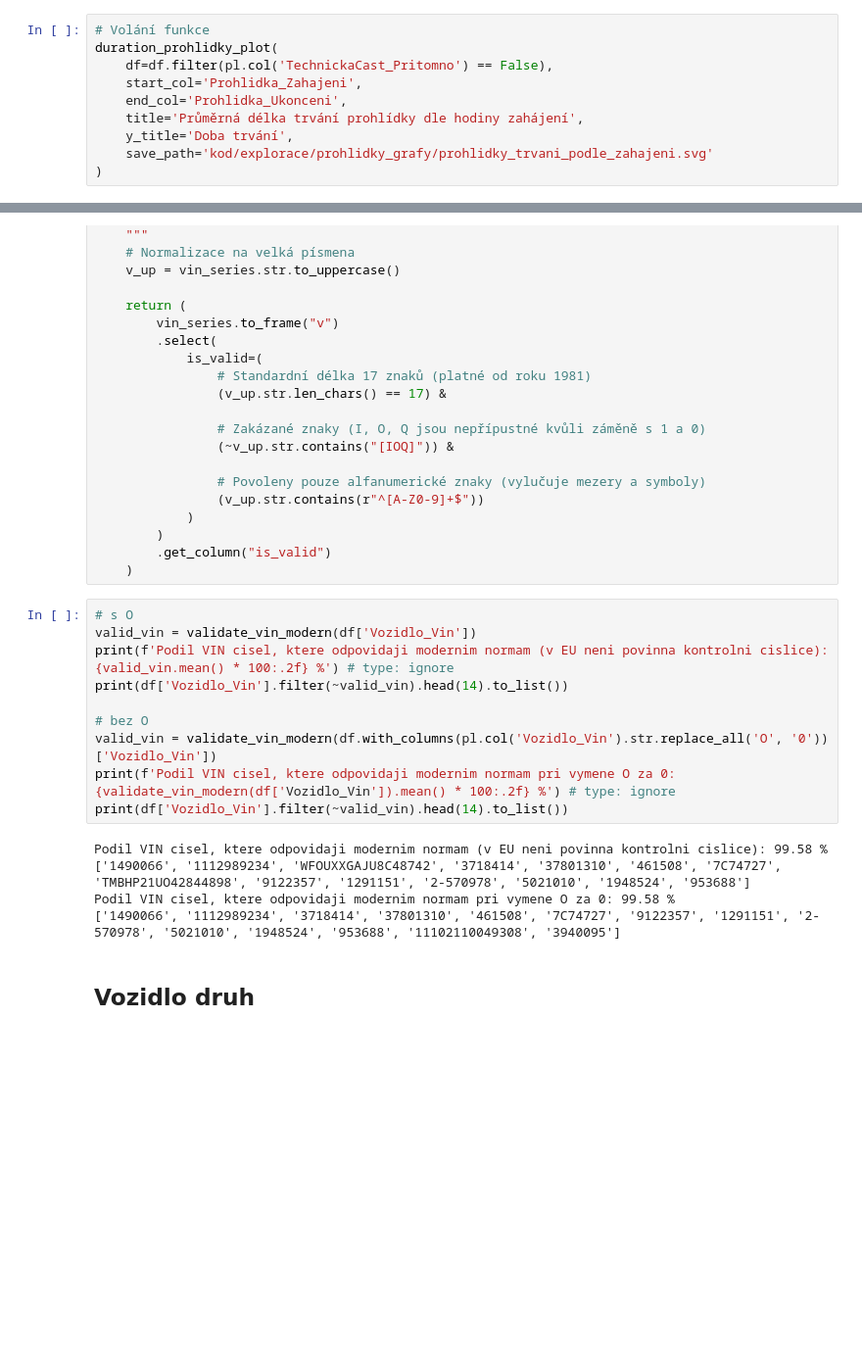
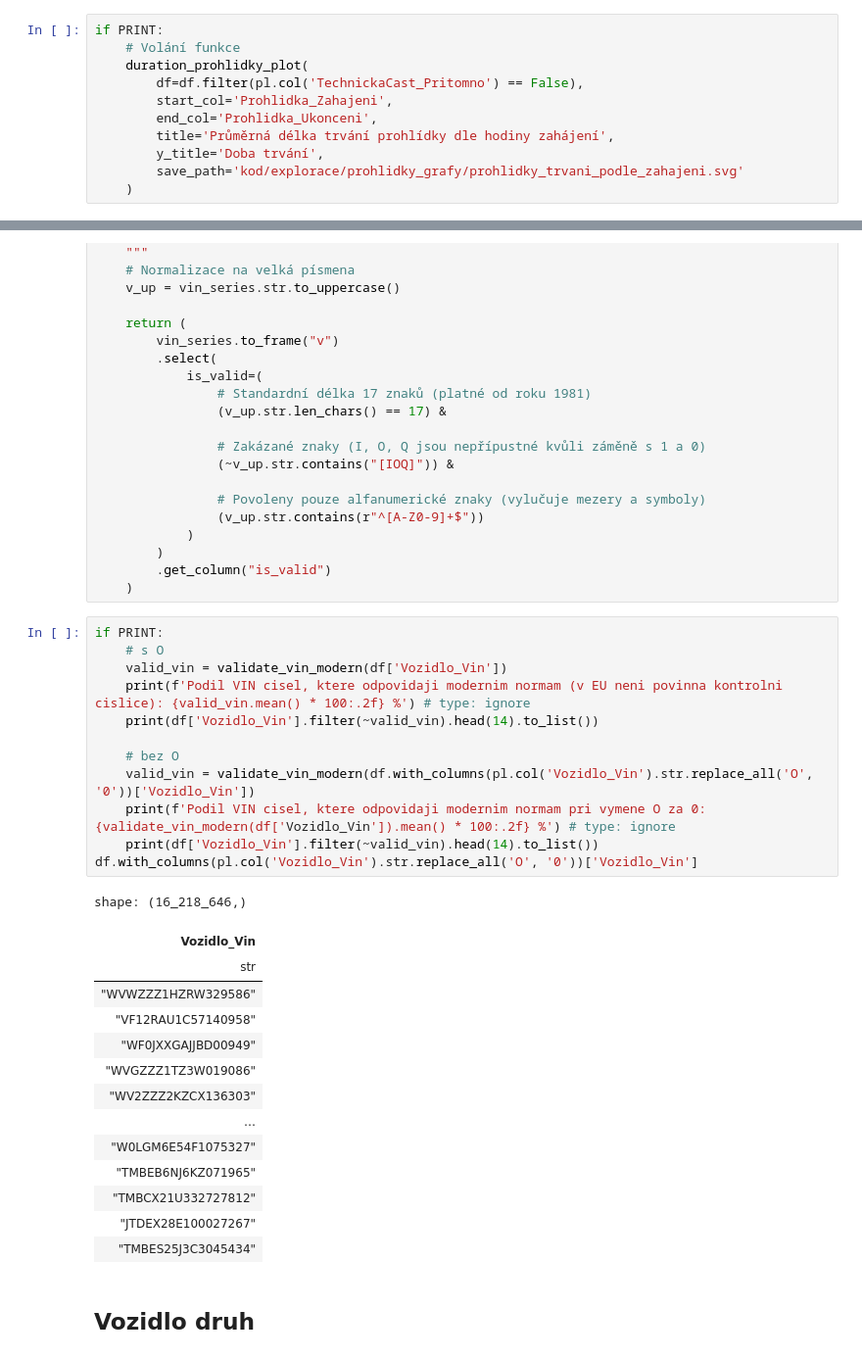
Before and after one commit to opendatalabcz/emissions-data-analysis-cz, a Jupyter notebook: kod/explorace/prohlidky_exploration.ipynb, the cells around one changed output, grey strips where cells are left out. Shown at 98% size. Cells and saved outputs as stored; diff of their text form; blank space fills up the shorter version.

```diff
--- a/kod/explorace/prohlidky_exploration.ipynb
+++ b/kod/explorace/prohlidky_exploration.ipynb
@@ -601,10 +402,11 @@ active_prohlidky_day_plot(
 # %%
-# Volání funkce
-duration_prohlidky_plot(
-    df=df.filter(pl.col('TechnickaCast_Pritomno') == False),
-    start_col='Prohlidka_Zahajeni',
-    end_col='Prohlidka_Ukonceni',
-    title='Průměrná délka trvání prohlídky dle hodiny zahájení',
-    y_title='Doba trvání',
-    save_path='kod/explorace/prohlidky_grafy/prohlidky_trvani_podle_zahajeni.svg'
-)
+if PRINT:
+    # Volání funkce
+    duration_prohlidky_plot(
+        df=df.filter(pl.col('TechnickaCast_Pritomno') == False),
+        start_col='Prohlidka_Zahajeni',
+        end_col='Prohlidka_Ukonceni',
+        title='Průměrná délka trvání prohlídky dle hodiny zahájení',
+        y_title='Doba trvání',
+        save_path='kod/explorace/prohlidky_grafy/prohlidky_trvani_podle_zahajeni.svg'
+    )
@@ -662,20 +461,32 @@ def validate_vin_modern(vin_series):
         .get_column("is_valid")
     )
 # %%
-# s O
-valid_vin = validate_vin_modern(df['Vozidlo_Vin'])
-print(f'Podil VIN cisel, ktere odpovidaji modernim normam (v EU neni povinna kontrolni cislice): {valid_vin.mean() * 100:.2f} %') # type: ignore
-print(df['Vozidlo_Vin'].filter(~valid_vin).head(14).to_list())
+if PRINT:
+    # s O
+    valid_vin = validate_vin_modern(df['Vozidlo_Vin'])
+    print(f'Podil VIN cisel, ktere odpovidaji modernim normam (v EU neni povinna kontrolni cislice): {valid_vin.mean() * 100:.2f} %') # type: ignore
+    print(df['Vozidlo_Vin'].filter(~valid_vin).head(14).to_list())
 
-# bez O
-valid_vin = validate_vin_modern(df.with_columns(pl.col('Vozidlo_Vin').str.replace_all('O', '0'))['Vozidlo_Vin'])
-print(f'Podil VIN cisel, ktere odpovidaji modernim normam pri vymene O za 0: {validate_vin_modern(df['Vozidlo_Vin']).mean() * 100:.2f} %') # type: ignore
-print(df['Vozidlo_Vin'].filter(~valid_vin).head(14).to_list())
+    # bez O
+    valid_vin = validate_vin_modern(df.with_columns(pl.col('Vozidlo_Vin').str.replace_all('O', '0'))['Vozidlo_Vin'])
+    print(f'Podil VIN cisel, ktere odpovidaji modernim normam pri vymene O za 0: {validate_vin_modern(df['Vozidlo_Vin']).mean() * 100:.2f} %') # type: ignore
+    print(df['Vozidlo_Vin'].filter(~valid_vin).head(14).to_list())
+df.with_columns(pl.col('Vozidlo_Vin').str.replace_all('O', '0'))['Vozidlo_Vin']
 # %% [output]
-Podil VIN cisel, ktere odpovidaji modernim normam (v EU neni povinna kontrolni cislice): 99.58 %
-['1490066', '1112989234', 'WFOUXXGAJU8C48742', '3718414', '37801310', '461508', '7C74727', 'TMBHP21UO42844898', '9122357', '1291151', '2-570978', '5021010', '1948524', '953688']
-Podil VIN cisel, ktere odpovidaji modernim normam pri vymene O za 0: 99.58 %
-['1490066', '1112989234', '3718414', '37801310', '461508', '7C74727', '9122357', '1291151', '2-570978', '5021010', '1948524', '953688', '11102110049308', '3940095']
+shape: (16_218_646,)
+| Vozidlo_Vin |
+| str |
+| "WVWZZZ1HZRW329586" |
+| "VF12RAU1C57140958" |
+| "WF0JXXGAJJBD00949" |
+| "WVGZZZ1TZ3W019086" |
+| "WV2ZZZ2KZCX136303" |
+| … |
+| "W0LGM6E54F1075327" |
+| "TMBEB6NJ6KZ071965" |
+| "TMBCX21U332727812" |
+| "JTDEX28E100027267" |
+| "TMBES25J3C3045434" |
 # %% [markdown]
 ## Vozidlo druh
 # %%
```
Also changed, not shown: parts of 48 cells of this notebook, 6 other files.
